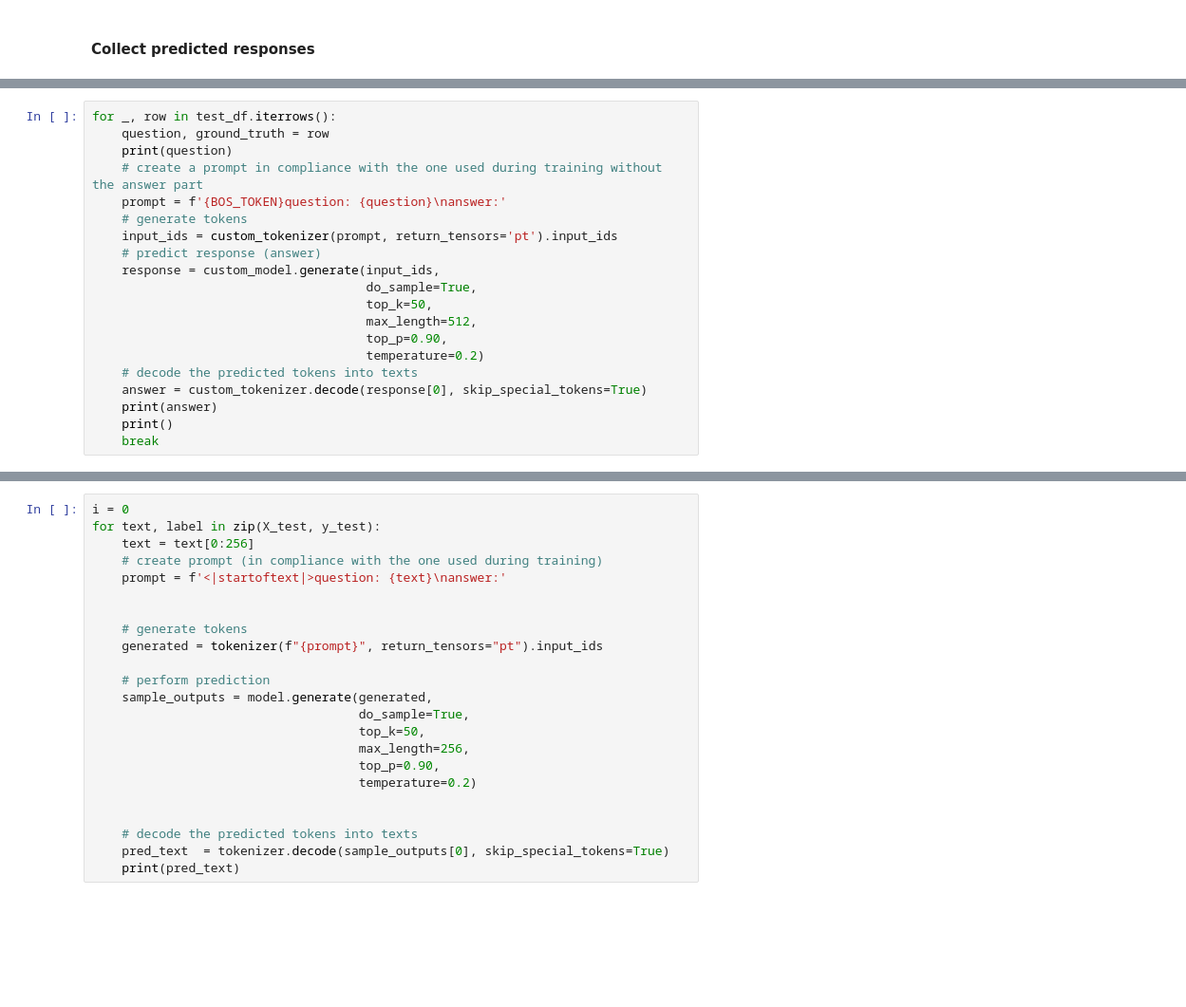
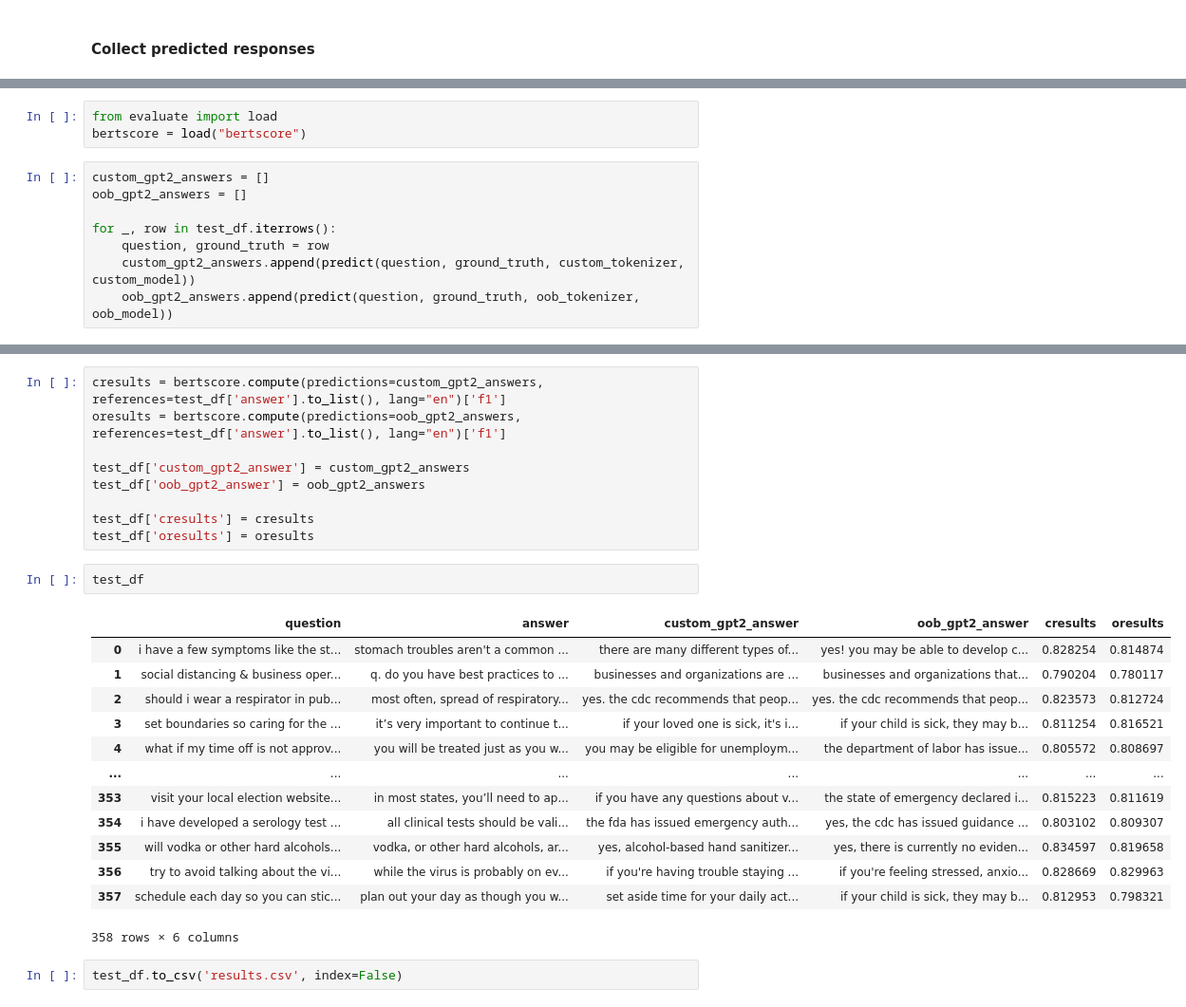
Before and after one commit to arunprsh/ChatGPT-Decoded-GPT2-FAQ-Bot-RLHF-PPO, a Jupyter notebook: 03-evaluate/01-evaluate.ipynb, the cells around one changed output, grey strips where cells are left out. Shown at 95% size. Saved outputs shown, nothing was run; the diff lists cells and outputs as text; blank space fills up the shorter version.

```diff
--- a/03-evaluate/01-evaluate.ipynb
+++ b/03-evaluate/01-evaluate.ipynb
@@ -109,20 +128,11 @@ test_df
+# %%
+from evaluate import load
+bertscore = load("bertscore")
 # %%
+custom_gpt2_answers = []
+oob_gpt2_answers = []
+
 for _, row in test_df.iterrows():
     question, ground_truth = row
-    print(question)
-    # create a prompt in compliance with the one used during training without the answer part
-    prompt = f'{BOS_TOKEN}question: {question}\nanswer:'
-    # generate tokens
-    input_ids = custom_tokenizer(prompt, return_tensors='pt').input_ids
-    # predict response (answer)
-    response = custom_model.generate(input_ids,
-                                     do_sample=True,
-                                     top_k=50,
-                                     max_length=512,
-                                     top_p=0.90,
-                                     temperature=0.2)
-    # decode the predicted tokens into texts
-    answer = custom_tokenizer.decode(response[0], skip_special_tokens=True)
-    print(answer)
-    print()
-    break
+    custom_gpt2_answers.append(predict(question, ground_truth, custom_tokenizer, custom_model))
+    oob_gpt2_answers.append(predict(question, ground_truth, oob_tokenizer, oob_model))
@@ -148,23 +139,27 @@ if you have been around someone who has covid-19, you should stay home and monit
-# %%
-i = 0
-for text, label in zip(X_test, y_test):
-    text = text[0:256]
-    # create prompt (in compliance with the one used during training)
-    prompt = f'<|startoftext|>question: {text}\nanswer:'
-
-
-    # generate tokens
-    generated = tokenizer(f"{prompt}", return_tensors="pt").input_ids
-
-    # perform prediction
-    sample_outputs = model.generate(generated,
-                                    do_sample=True,
-                                    top_k=50,
-                                    max_length=256,
-                                    top_p=0.90,
-                                    temperature=0.2)
-
-
-    # decode the predicted tokens into texts
-    pred_text  = tokenizer.decode(sample_outputs[0], skip_special_tokens=True)
-    print(pred_text)
+# %%
+cresults = bertscore.compute(predictions=custom_gpt2_answers, references=test_df['answer'].to_list(), lang="en")['f1']
+oresults = bertscore.compute(predictions=oob_gpt2_answers, references=test_df['answer'].to_list(), lang="en")['f1']
+
+test_df['custom_gpt2_answer'] = custom_gpt2_answers
+test_df['oob_gpt2_answer'] = oob_gpt2_answers
+
+test_df['cresults'] = cresults
+test_df['oresults'] = oresults
+# %%
+test_df
+# %% [output]
+|  | question | answer | custom_gpt2_answer | oob_gpt2_answer | cresults | oresults |
+| 0 | i have a few symptoms like the st... | stomach troubles aren't a common ... | there are many different types of... | yes! you may be able to develop c... | 0.828254 | 0.814874 |
+| 1 | social distancing & business oper... | q. do you have best practices to ... | businesses and organizations are ... | businesses and organizations that... | 0.790204 | 0.780117 |
+| 2 | should i wear a respirator in pub... | most often, spread of respiratory... | yes. the cdc recommends that peop... | yes. the cdc recommends that peop... | 0.823573 | 0.812724 |
+| 3 | set boundaries so caring for the ... | it’s very important to continue t... | if your loved one is sick, it's i... | if your child is sick, they may b... | 0.811254 | 0.816521 |
+| 4 | what if my time off is not approv... | you will be treated just as you w... | you may be eligible for unemploym... | the department of labor has issue... | 0.805572 | 0.808697 |
+| ... | ... | ... | ... | ... | ... | ... |
+| 353 | visit your local election website... | in most states, you’ll need to ap... | if you have any questions about v... | the state of emergency declared i... | 0.815223 | 0.811619 |
+| 354 | i have developed a serology test ... | all clinical tests should be vali... | the fda has issued emergency auth... | yes, the cdc has issued guidance ... | 0.803102 | 0.809307 |
+| 355 | will vodka or other hard alcohols... | vodka, or other hard alcohols, ar... | yes, alcohol-based hand sanitizer... | yes, there is currently no eviden... | 0.834597 | 0.819658 |
+| 356 | try to avoid talking about the vi... | while the virus is probably on ev... | if you're having trouble staying ... | if you're feeling stressed, anxio... | 0.828669 | 0.829963 |
+| 357 | schedule each day so you can stic... | plan out your day as though you w... | set aside time for your daily act... | if your child is sick, they may b... | 0.812953 | 0.798321 |
+358 rows × 6 columns
+# %%
+test_df.to_csv('results.csv', index=False)
```
Also changed, not shown: parts of 7 cells of this notebook, 35 other files.
